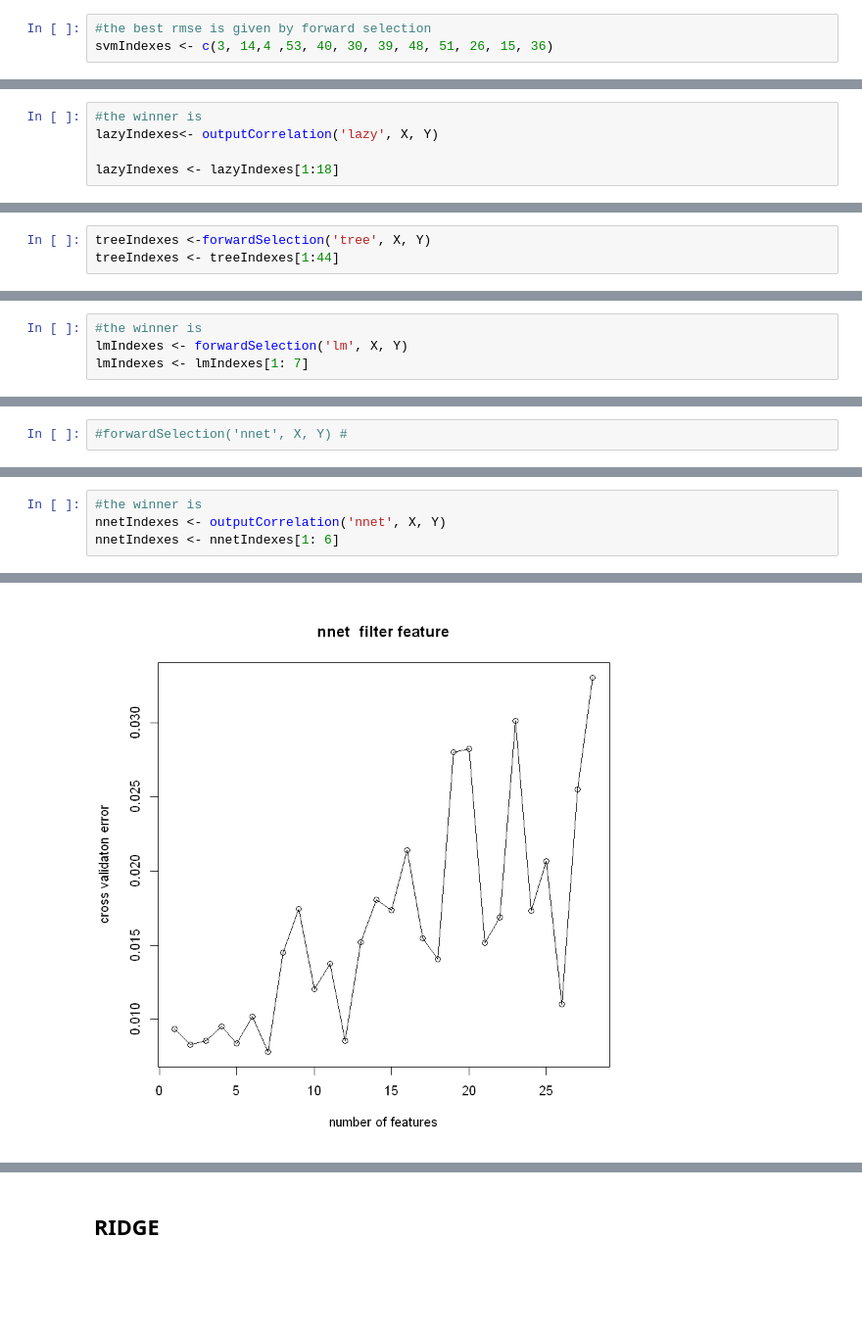
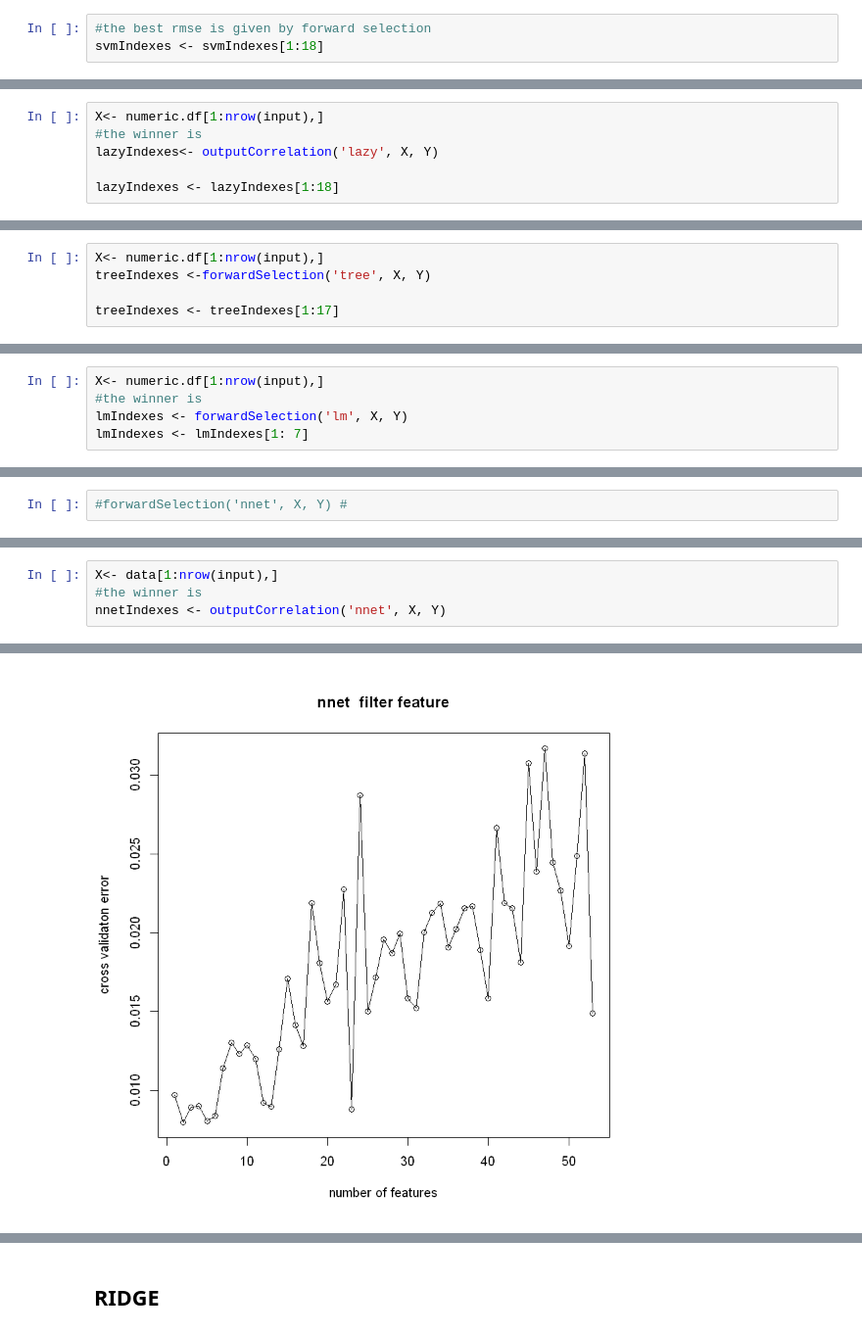
Before and after one commit to ciortanmadalina/BioinfoSem2, a Jupyter notebook: ml/homework.ipynb, the cells around one changed output, grey strips where cells are left out. Shown at 98% size. Cells and saved outputs as stored; diff of their text form; blank space fills up the shorter version.

```diff
--- a/ml/homework.ipynb
+++ b/ml/homework.ipynb
@@ -1136,3 +1155,3 @@ svmIndexes <- forwardSelection('svm', X, Y)
 # %%
 #the best rmse is given by forward selection
-svmIndexes <- c(3, 14,4 ,53, 40, 30, 39, 48, 51, 26, 15, 36)
+svmIndexes <- svmIndexes[1:18]
@@ -1258,6 +1275,7 @@ runEnsemble('lazy', X, Y)
 # %% [output]
 [1] "Ensemble  lazy   CV error= 0.1037  ; std dev= 0.0606"
 # %%
+X<- numeric.df[1:nrow(input),]
 #the winner is
 lazyIndexes<- outputCorrelation('lazy', X, Y)
 
@@ -1406,8 +1424,10 @@ runEnsemble('tree', X, Y)
 # %% [output]
 [1] "Ensemble  tree   CV error= 0.0156  ; std dev= 0.0102"
 # %%
+X<- numeric.df[1:nrow(input),]
 treeIndexes <-forwardSelection('tree', X, Y)
-treeIndexes <- treeIndexes[1:44]
+
+treeIndexes <- treeIndexes[1:17]
 # %% [output]
 [1] "Round  1  ; Selected feature:  3  ; CV error= 0.0125  ; std dev= 0.0093"
 [1] "Round  2  ; Selected feature:  14  ; CV error= 0.0116  ; std dev= 0.0088"
@@ -1548,6 +1568,7 @@ runEnsemble('lm', X, Y)#0.0103
 # %% [output]
 [1] "Ensemble  lm   CV error= 0.0103  ; std dev= 0.0062"
 # %%
+X<- numeric.df[1:nrow(input),]
 #the winner is
 lmIndexes <- forwardSelection('lm', X, Y)
 lmIndexes <- lmIndexes[1: 7]
@@ -1689,5 +1695,5 @@ stopped after 150 iterations
 # %%
+X<- data[1:nrow(input),]
 #the winner is
 nnetIndexes <- outputCorrelation('nnet', X, Y)
-nnetIndexes <- nnetIndexes[1: 6]
 # %% [output]
@@ -1711 +1717 @@ nnet  filter features:  28  ; CV error= 0.033  ; std dev= 0.0452
-[figure, old version]
+[figure, new version]
```
Also changed, not shown: parts of 30 cells of this notebook.
